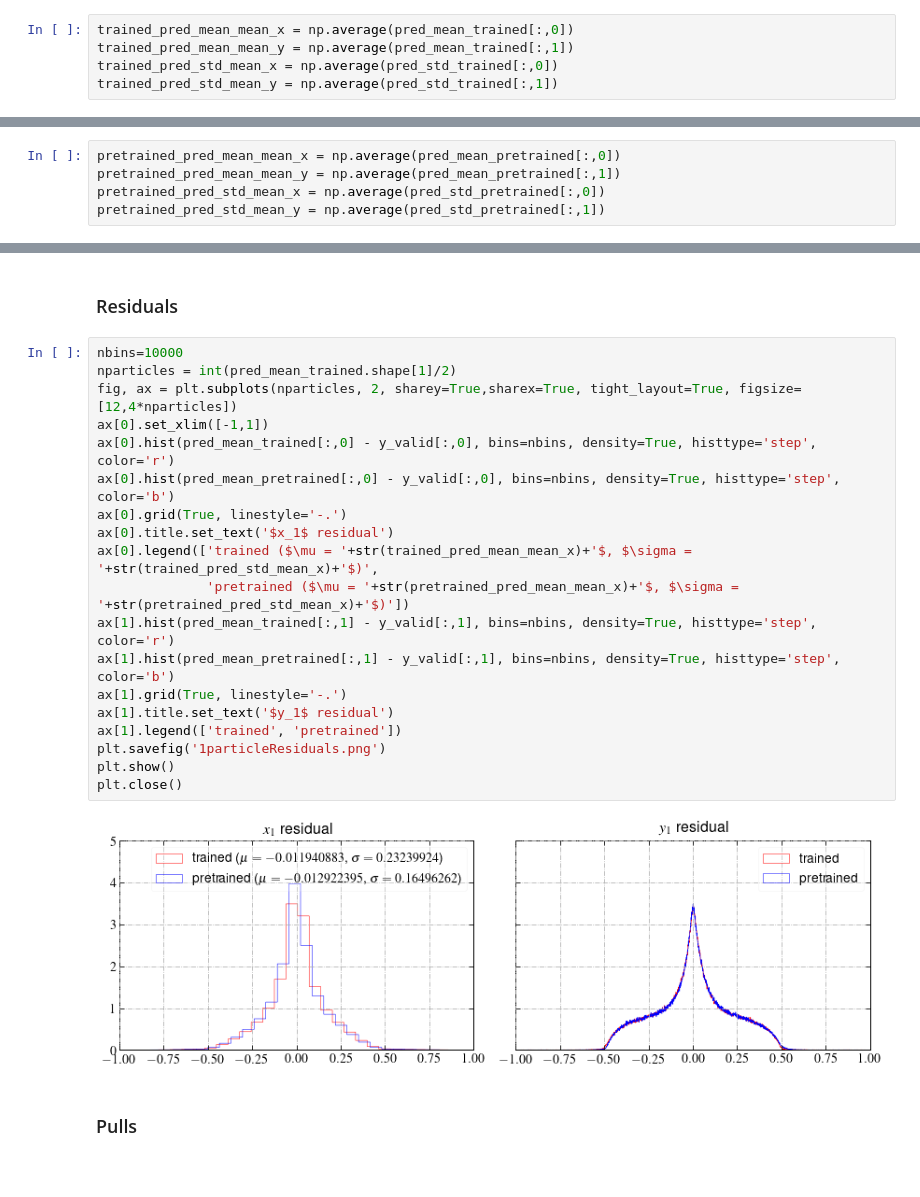
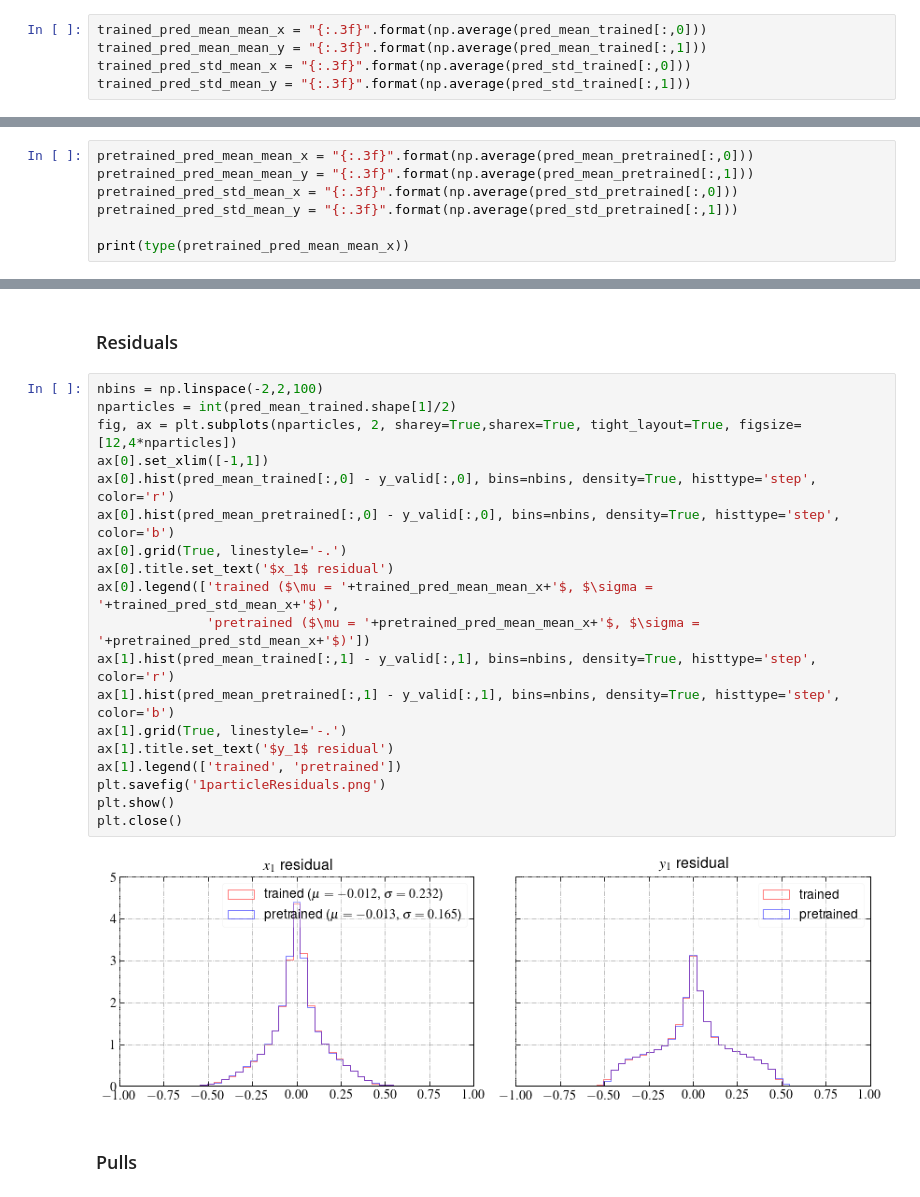
Before and after one commit to Chkoda/pixel-mdn-training-tensorflow, a Jupyter notebook: MDN_Evaluation.ipynb, the cells around one changed output, grey strips where cells are left out. Saved outputs shown, nothing was run; the diff lists cells and outputs as text.

```diff
--- a/MDN_Evaluation.ipynb
+++ b/MDN_Evaluation.ipynb
@@ -52,10 +56,10 @@ trained_pred = trained_model.predict(x_valid)
 pred_mean_trained = trained_pred[:,1:3]
 pred_std_trained = 1/np.sqrt(trained_pred[:,3:5])
 # %%
-trained_pred_mean_mean_x = np.average(pred_mean_trained[:,0])
-trained_pred_mean_mean_y = np.average(pred_mean_trained[:,1])
-trained_pred_std_mean_x = np.average(pred_std_trained[:,0])
-trained_pred_std_mean_y = np.average(pred_std_trained[:,1])
+trained_pred_mean_mean_x = "{:.3f}".format(np.average(pred_mean_trained[:,0]))
+trained_pred_mean_mean_y = "{:.3f}".format(np.average(pred_mean_trained[:,1]))
+trained_pred_std_mean_x = "{:.3f}".format(np.average(pred_std_trained[:,0]))
+trained_pred_std_mean_y = "{:.3f}".format(np.average(pred_std_trained[:,1]))
 # %% [markdown]
 #### Elham's Pre-Trained Model
 # %%
@@ -66,7 +70,9 @@ pretrained_pred = trained_model.predict(x_valid)
 pred_mean_pretrained = pretrained_pred[:,1:3]
 pred_std_pretrained = 1/np.sqrt(pretrained_pred[:,3:5])
 # %%
-pretrained_pred_mean_mean_x = np.average(pred_mean_pretrained[:,0])
-pretrained_pred_mean_mean_y = np.average(pred_mean_pretrained[:,1])
-pretrained_pred_std_mean_x = np.average(pred_std_pretrained[:,0])
-pretrained_pred_std_mean_y = np.average(pred_std_pretrained[:,1])
+pretrained_pred_mean_mean_x = "{:.3f}".format(np.average(pred_mean_pretrained[:,0]))
+pretrained_pred_mean_mean_y = "{:.3f}".format(np.average(pred_mean_pretrained[:,1]))
+pretrained_pred_std_mean_x = "{:.3f}".format(np.average(pred_std_pretrained[:,0]))
+pretrained_pred_std_mean_y = "{:.3f}".format(np.average(pred_std_pretrained[:,1]))
+
+print(type(pretrained_pred_mean_mean_x))
@@ -73,26 +105,26 @@ pretrained_pred_std_mean_y = np.average(pred_std_pretrained[:,1])
 # %% [markdown]
 ### Residuals
 # %%
-nbins=10000
+nbins = np.linspace(-2,2,100)
 nparticles = int(pred_mean_trained.shape[1]/2)
 fig, ax = plt.subplots(nparticles, 2, sharey=True,sharex=True, tight_layout=True, figsize=[12,4*nparticles])
 ax[0].set_xlim([-1,1])
 ax[0].hist(pred_mean_trained[:,0] - y_valid[:,0], bins=nbins, density=True, histtype='step', color='r')
 ax[0].hist(pred_mean_pretrained[:,0] - y_valid[:,0], bins=nbins, density=True, histtype='step', color='b')
 ax[0].grid(True, linestyle='-.')
 ax[0].title.set_text('$x_1$ residual')
-ax[0].legend(['trained ($\mu = '+str(trained_pred_mean_mean_x)+'$, $\sigma = '+str(trained_pred_std_mean_x)+'$)',
-              'pretrained ($\mu = '+str(pretrained_pred_mean_mean_x)+'$, $\sigma = '+str(pretrained_pred_std_mean_x)+'$)'])
+ax[0].legend(['trained ($\mu = '+trained_pred_mean_mean_x+'$, $\sigma = '+trained_pred_std_mean_x+'$)',
+              'pretrained ($\mu = '+pretrained_pred_mean_mean_x+'$, $\sigma = '+pretrained_pred_std_mean_x+'$)'])
 ax[1].hist(pred_mean_trained[:,1] - y_valid[:,1], bins=nbins, density=True, histtype='step', color='r')
 ax[1].hist(pred_mean_pretrained[:,1] - y_valid[:,1], bins=nbins, density=True, histtype='step', color='b')
 ax[1].grid(True, linestyle='-.')
 ax[1].title.set_text('$y_1$ residual')
 ax[1].legend(['trained', 'pretrained'])
 plt.savefig('1particleResiduals.png')
 plt.show()
 plt.close()
 # %% [output]
-[figure, old version]
+[figure, new version]
 # %% [markdown]
 ### Pulls
 # %%
```
Also changed, not shown: parts of 10 cells of this notebook, 1 other file.
